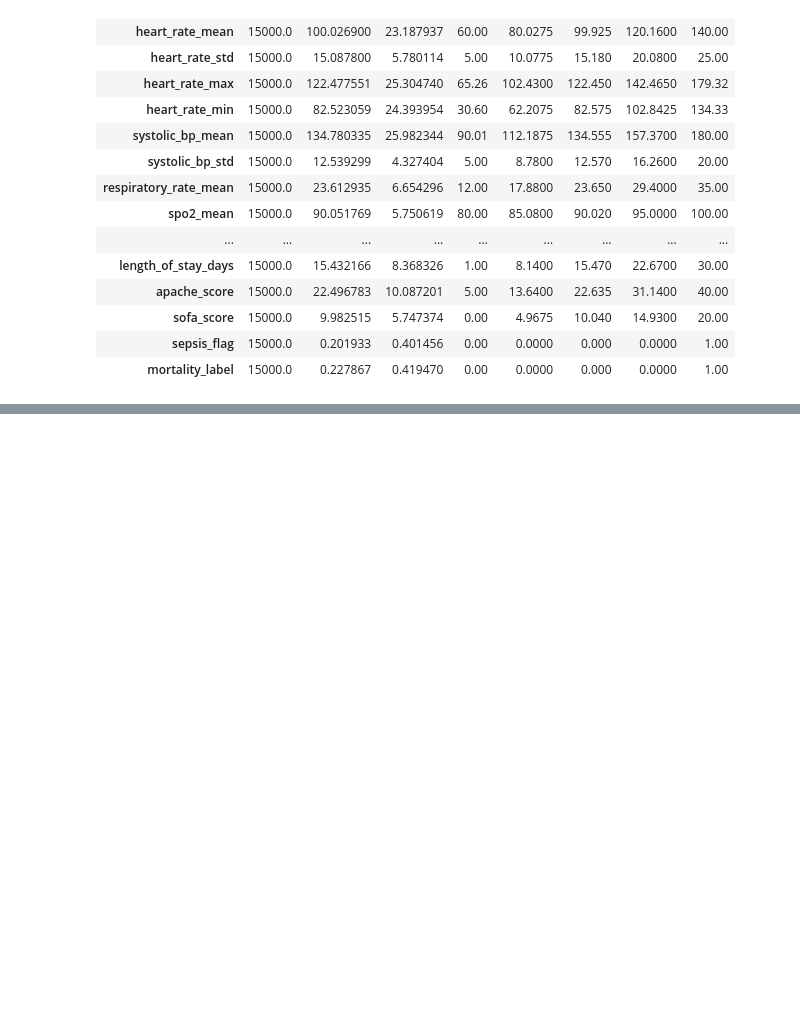
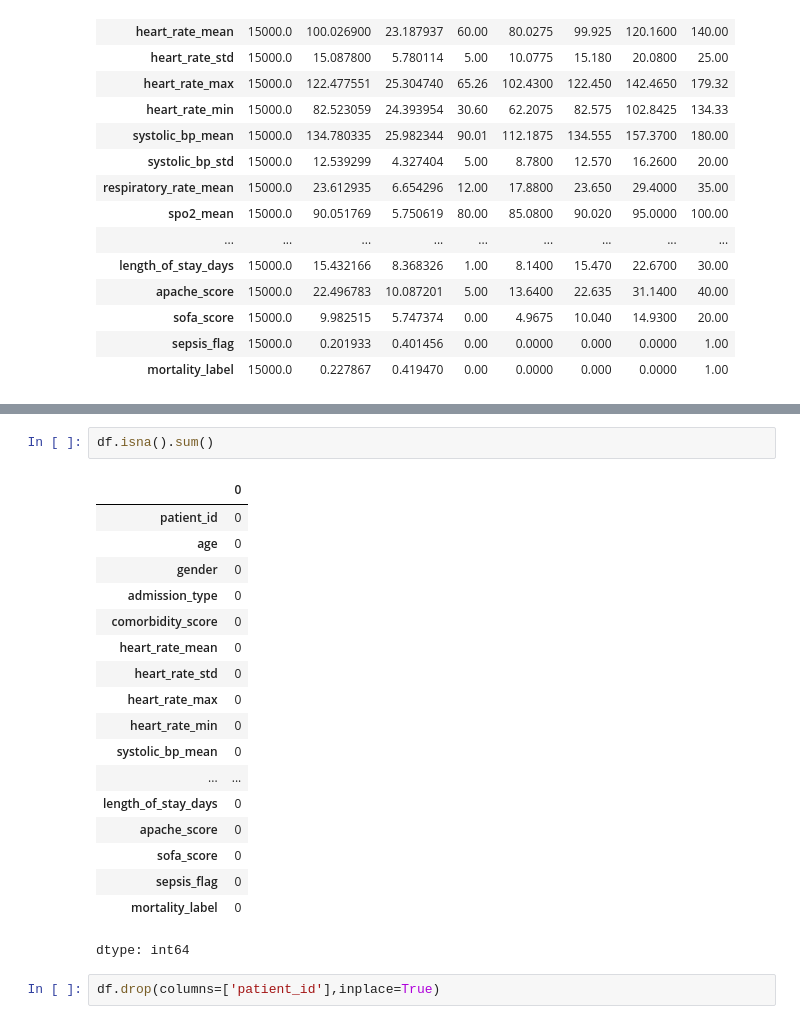
Before and after one commit to sonjoy1s/Kaggle_Deep_Lr, a Jupyter notebook: ICU_Patient_Monitoring_&_Mortality_Prediction.ipynb, the cells around one changed output, grey strips where cells are left out. Cells and saved outputs as stored; diff of their text form; blank space fills up the shorter version.

```diff
--- a/ICU_Patient_Monitoring_&_Mortality_Prediction.ipynb
+++ b/ICU_Patient_Monitoring_&_Mortality_Prediction.ipynb
@@ -58,0 +84,23 @@ df.describe().T
+# %%
+df.isna().sum()
+# %% [output]
+|  | 0 |
+| patient_id | 0 |
+| age | 0 |
+| gender | 0 |
+| admission_type | 0 |
+| comorbidity_score | 0 |
+| heart_rate_mean | 0 |
+| heart_rate_std | 0 |
+| heart_rate_max | 0 |
+| heart_rate_min | 0 |
+| systolic_bp_mean | 0 |
+| ... | ... |
+| length_of_stay_days | 0 |
+| apache_score | 0 |
+| sofa_score | 0 |
+| sepsis_flag | 0 |
+| mortality_label | 0 |
+dtype: int64
+# %%
+df.drop(columns=['patient_id'],inplace=True)
```
Also changed, not shown: parts of 7 cells of this notebook.
